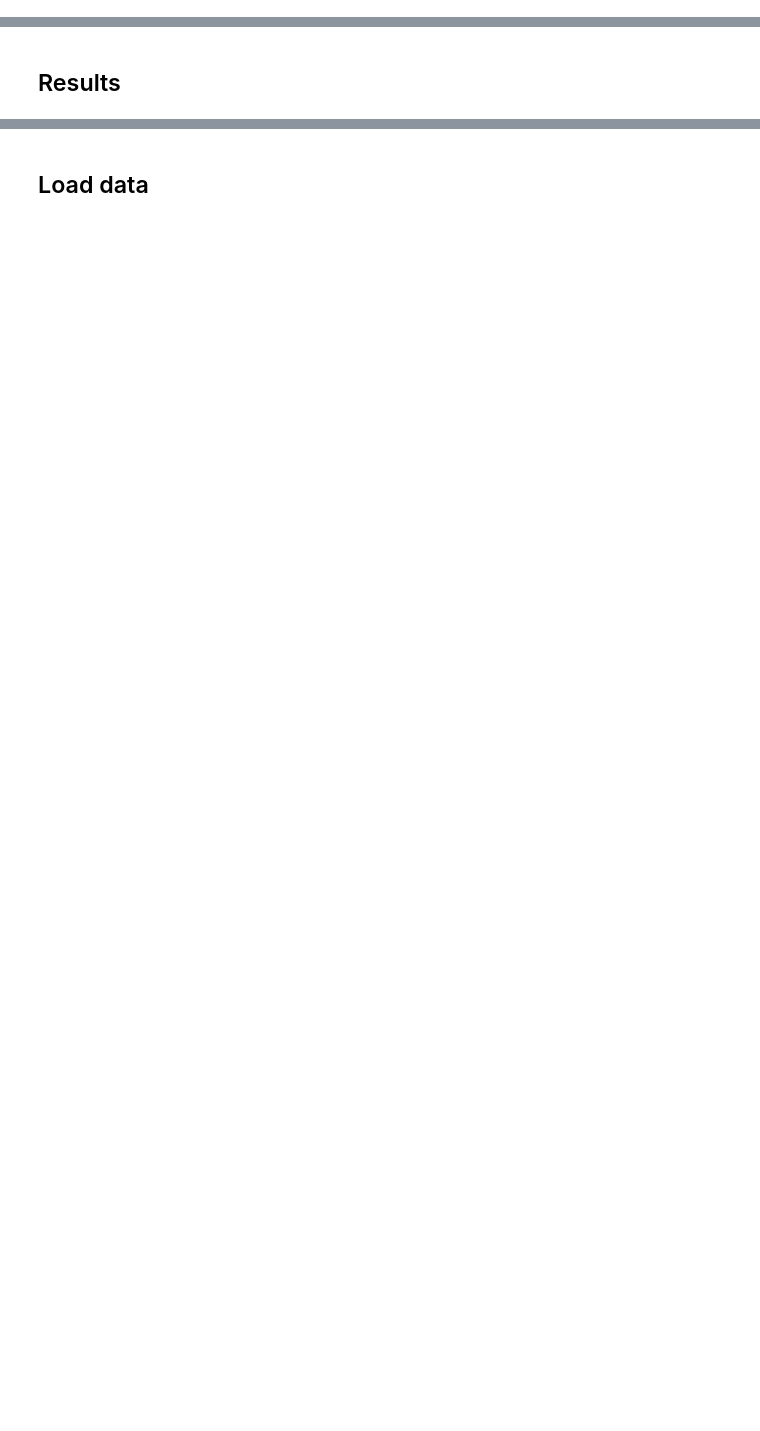
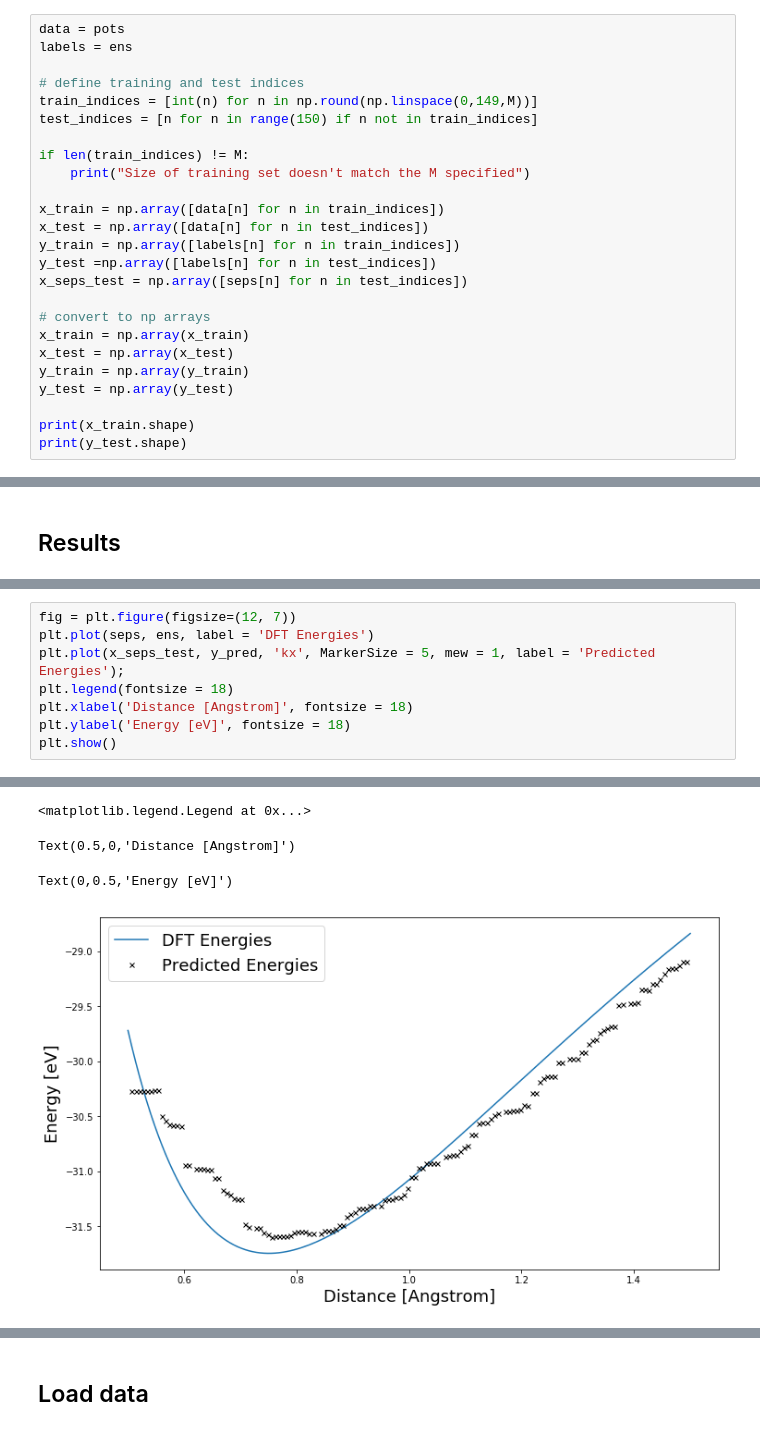
Before and after one commit to simonbatzner/electron-density, a Jupyter notebook: Reproduce_KRR/Random_Forest_KS.ipynb, the cells around one changed output, grey strips where cells are left out. Cells and saved outputs as stored; diff of their text form; blank space fills up the shorter version.

```diff
--- a/Reproduce_KRR/Random_Forest_KS.ipynb
+++ b/Reproduce_KRR/Random_Forest_KS.ipynb
@@ -83,0 +84,25 @@ y_test = np.array(y_test)
+# %%
+data = pots
+labels = ens
+
+# define training and test indices
+train_indices = [int(n) for n in np.round(np.linspace(0,149,M))]
+test_indices = [n for n in range(150) if n not in train_indices]
+
+if len(train_indices) != M:
+    print("Size of training set doesn't match the M specified")
+
+x_train = np.array([data[n] for n in train_indices])
+x_test = np.array([data[n] for n in test_indices])
+y_train = np.array([labels[n] for n in train_indices])
+y_test =np.array([labels[n] for n in test_indices])
+x_seps_test = np.array([seps[n] for n in test_indices])
+
+# convert to np arrays
+x_train = np.array(x_train)
+x_test = np.array(x_test)
+y_train = np.array(y_train)
+y_test = np.array(y_test)
+
+print(x_train.shape)
+print(y_test.shape)
@@ -130,0 +159,9 @@ MSE on test data:       0.25436955394504485
+# %%
+fig = plt.figure(figsize=(12, 7))
+plt.plot(seps, ens, label = 'DFT Energies')
+plt.plot(x_seps_test, y_pred, 'kx', MarkerSize = 5, mew = 1, label = 'Predicted Energies');
+plt.legend(fontsize = 18)
+plt.xlabel('Distance [Angstrom]', fontsize = 18)
+plt.ylabel('Energy [eV]', fontsize = 18)
+plt.show()
+# %% [output]
@@ -131 +170,5 @@ MSE on test data:       0.25436955394504485
+<matplotlib.legend.Legend at 0x...>
+Text(0.5,0,'Distance [Angstrom]')
+Text(0,0.5,'Energy [eV]')
+[figure, added]
 # %% [markdown]
```
Also changed, not shown: parts of 22 cells of this notebook, 5 other files.
